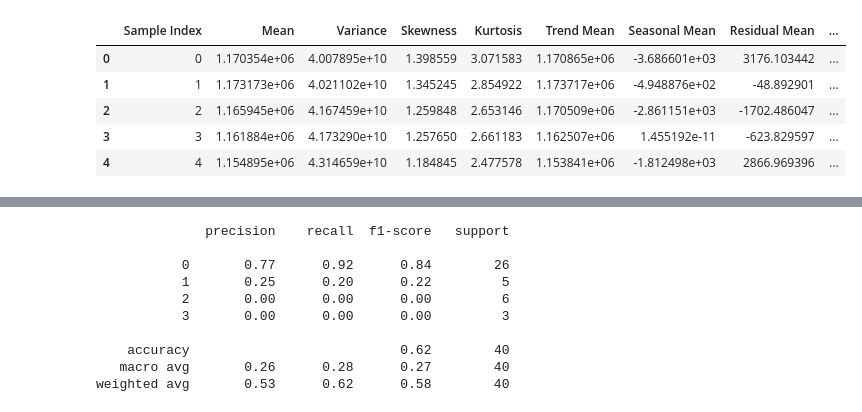
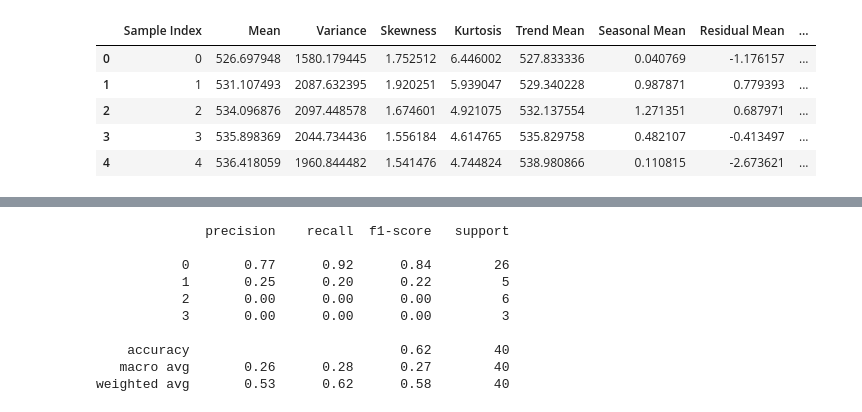
Before and after one commit to mathanamathav/DataGenie-Hackathon-2023-p1, a Jupyter notebook: NoteBooks/build_classifier.ipynb, the cells around one changed output, grey strips where cells are left out. Saved outputs shown, nothing was run; the diff lists cells and outputs as text; code cells hidden in the pictures.

```diff
--- a/NoteBooks/build_classifier.ipynb
+++ b/NoteBooks/build_classifier.ipynb
@@ -11,12 +11,12 @@ from sklearn.metrics import classification_report, accuracy_score
 import seaborn as sns
 import matplotlib.pyplot as plt
 # %%
-df = pd.read_csv('/content/drive/MyDrive/DGdataset/Sample Time Series/daily/classification_attempt_3.csv' , index_col = 0)
+df = pd.read_csv('/content/drive/MyDrive/DGdataset/Sample Time Series/hourly/classification_attempt_1.csv' , index_col = 0)
 df.head()
 # %% [output]
 |  | Sample Index | Mean | Variance | Skewness | Kurtosis | Trend Mean | Seasonal Mean | Residual Mean | ... |
-| 0 | 0 | 1.170354e+06 | 4.007895e+10 | 1.398559 | 3.071583 | 1.170865e+06 | -3.686601e+03 | 3176.103442 | ... |
-| 1 | 1 | 1.173173e+06 | 4.021102e+10 | 1.345245 | 2.854922 | 1.173717e+06 | -4.948876e+02 | -48.892901 | ... |
-| 2 | 2 | 1.165945e+06 | 4.167459e+10 | 1.259848 | 2.653146 | 1.170509e+06 | -2.861151e+03 | -1702.486047 | ... |
-| 3 | 3 | 1.161884e+06 | 4.173290e+10 | 1.257650 | 2.661183 | 1.162507e+06 | 1.455192e-11 | -623.829597 | ... |
-| 4 | 4 | 1.154895e+06 | 4.314659e+10 | 1.184845 | 2.477578 | 1.153841e+06 | -1.812498e+03 | 2866.969396 | ... |
+| 0 | 0 | 526.697948 | 1580.179445 | 1.752512 | 6.446002 | 527.833336 | 0.040769 | -1.176157 | ... |
+| 1 | 1 | 531.107493 | 2087.632395 | 1.920251 | 5.939047 | 529.340228 | 0.987871 | 0.779393 | ... |
+| 2 | 2 | 534.096876 | 2097.448578 | 1.674601 | 4.921075 | 532.137554 | 1.271351 | 0.687971 | ... |
+| 3 | 3 | 535.898369 | 2044.734436 | 1.556184 | 4.614765 | 535.829758 | 0.482107 | -0.413497 | ... |
+| 4 | 4 | 536.418059 | 1960.844482 | 1.541476 | 4.744824 | 538.980866 | 0.110815 | -2.673621 | ... |
```
Also changed, not shown: parts of 24 cells of this notebook.
